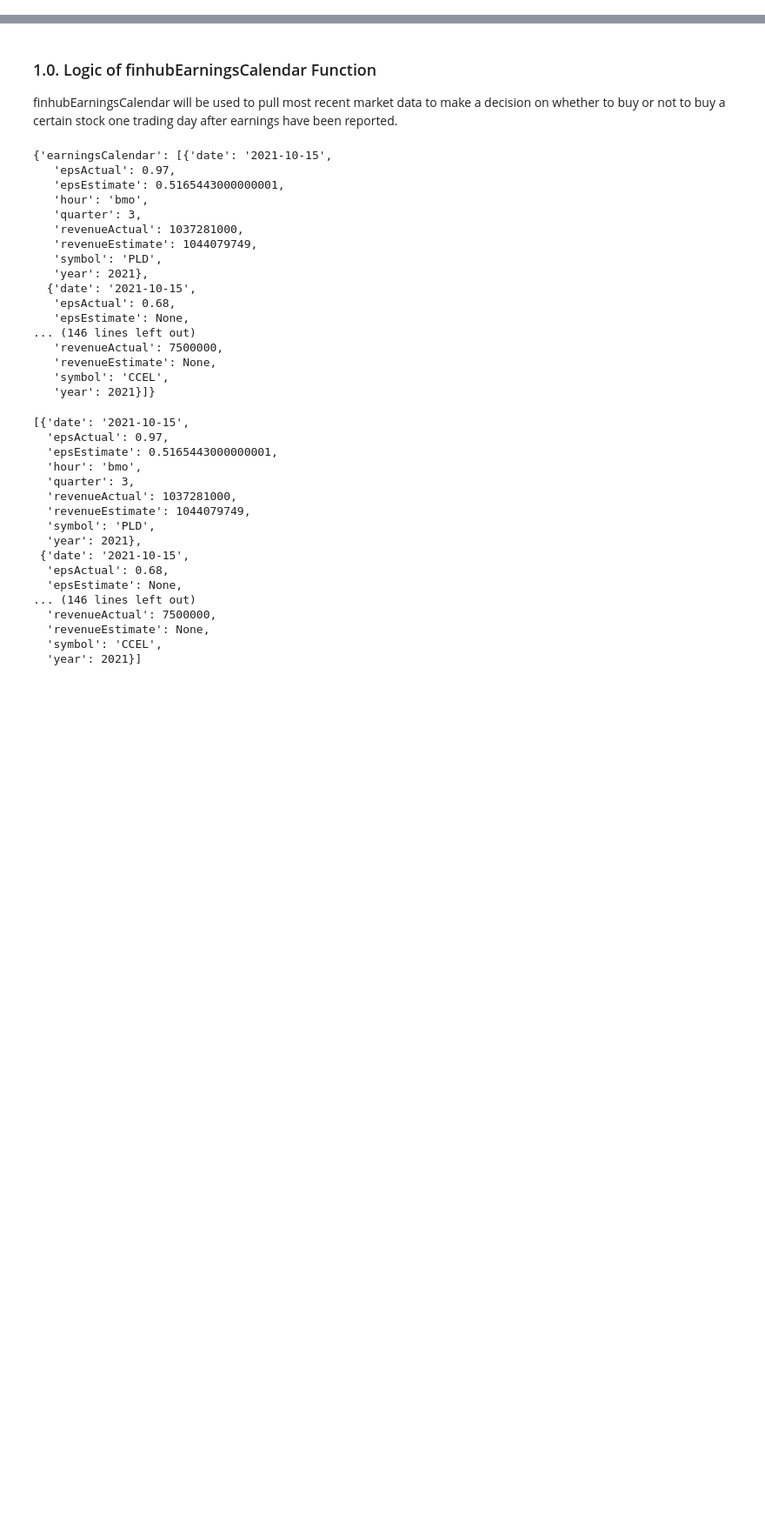
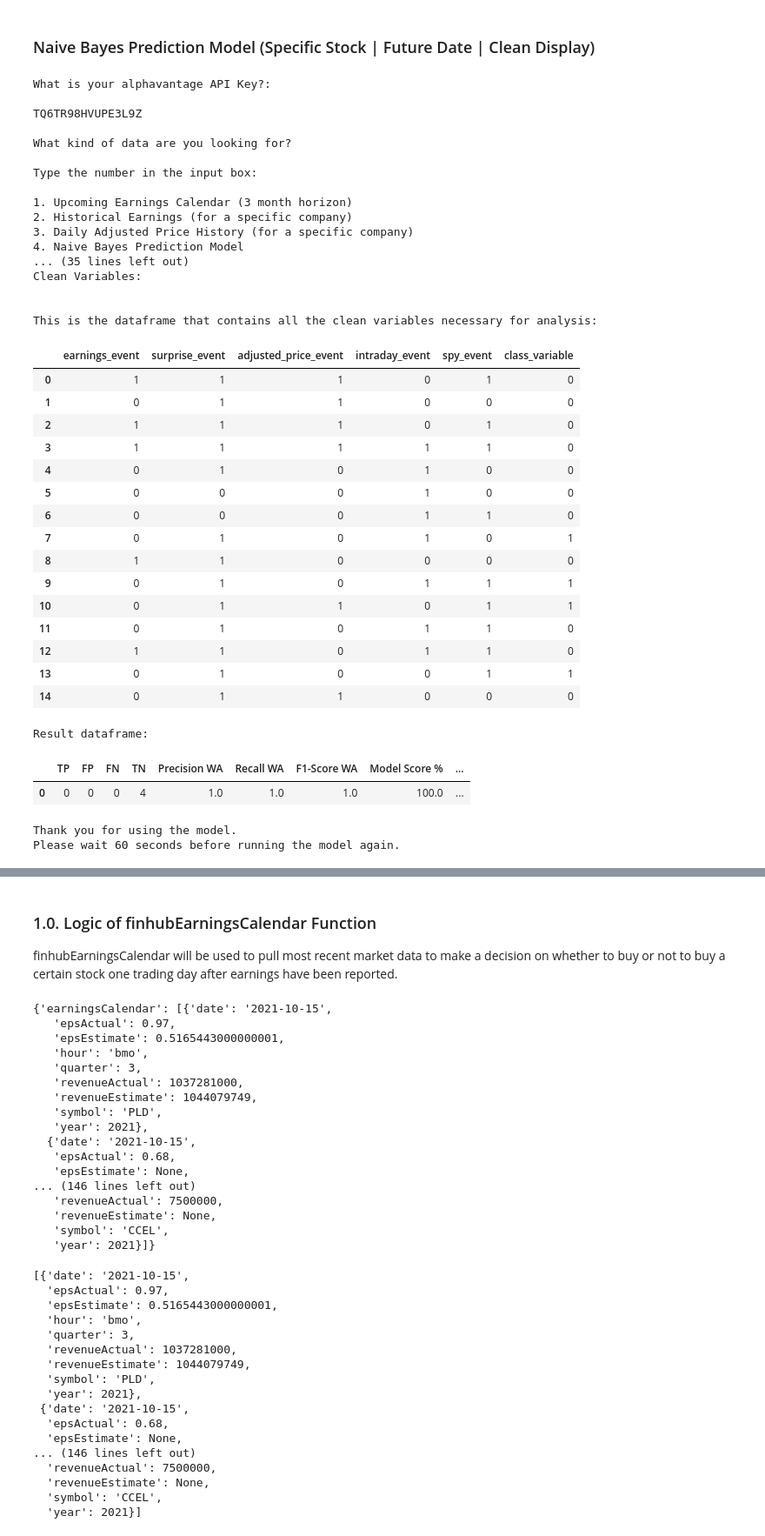
Before and after one commit to danielramirezjr1998/Data_Science_Projects, a Jupyter notebook: Naive Bayes Classifier/Naive Bayes in Finance.ipynb, the cells around one changed output, grey strips where cells are left out. Shown at 87% size. Drawn from its saved outputs; the diff is of its cells as text; code cells hidden in the pictures; blank space fills up the shorter version.

Commit message:
Add files via upload
Model Friendly 1

```diff
--- a/Naive Bayes Classifier/Naive Bayes in Finance.ipynb
+++ b/Naive Bayes Classifier/Naive Bayes in Finance.ipynb
@@ -53,0 +1828,50 @@ Explain the thought process of how to go about getting the data to prove your hy
+# %% [markdown]
+### Naive Bayes Prediction Model (Specific Stock | Future Date | Clean Display)
+# %%
+if __name__=="__main__":
+    main()
+
+#alphavantage API key
+#TQ6TR98HVUPE3L9Z
+
+#finhub API key
+#c5d5iiqad3i9ue38pn9g
+# %% [output]
+What is your alphavantage API Key?:
+
+TQ6TR98HVUPE3L9Z
+
+What kind of data are you looking for?
+
+Type the number in the input box:
+
+1. Upcoming Earnings Calendar (3 month horizon)
+2. Historical Earnings (for a specific company)
+3. Daily Adjusted Price History (for a specific company)
+4. Naive Bayes Prediction Model
+... (35 lines left out)
+Clean Variables:
+
+
+This is the dataframe that contains all the clean variables necessary for analysis:
+|  | earnings_event | surprise_event | adjusted_price_event | intraday_event | spy_event | class_variable |
+| 0 | 1 | 1 | 1 | 0 | 1 | 0 |
+| 1 | 0 | 1 | 1 | 0 | 0 | 0 |
+| 2 | 1 | 1 | 1 | 0 | 1 | 0 |
+| 3 | 1 | 1 | 1 | 1 | 1 | 0 |
+| 4 | 0 | 1 | 0 | 1 | 0 | 0 |
+| 5 | 0 | 0 | 0 | 1 | 0 | 0 |
+| 6 | 0 | 0 | 0 | 1 | 1 | 0 |
+| 7 | 0 | 1 | 0 | 1 | 0 | 1 |
+| 8 | 1 | 1 | 0 | 0 | 0 | 0 |
+| 9 | 0 | 1 | 0 | 1 | 1 | 1 |
+| 10 | 0 | 1 | 1 | 0 | 1 | 1 |
+| 11 | 0 | 1 | 0 | 1 | 1 | 0 |
+| 12 | 1 | 1 | 0 | 1 | 1 | 0 |
+| 13 | 0 | 1 | 0 | 0 | 1 | 1 |
+| 14 | 0 | 1 | 1 | 0 | 0 | 0 |
+Result dataframe:
+|  | TP | FP | FN | TN | Precision WA | Recall WA | F1-Score WA | Model Score % | ... |
+| 0 | 0 | 0 | 0 | 4 | 1.0 | 1.0 | 1.0 | 100.0 | ... |
+Thank you for using the model.
+Please wait 60 seconds before running the model again.
```
Also changed, not shown: parts of 41 cells of this notebook.
